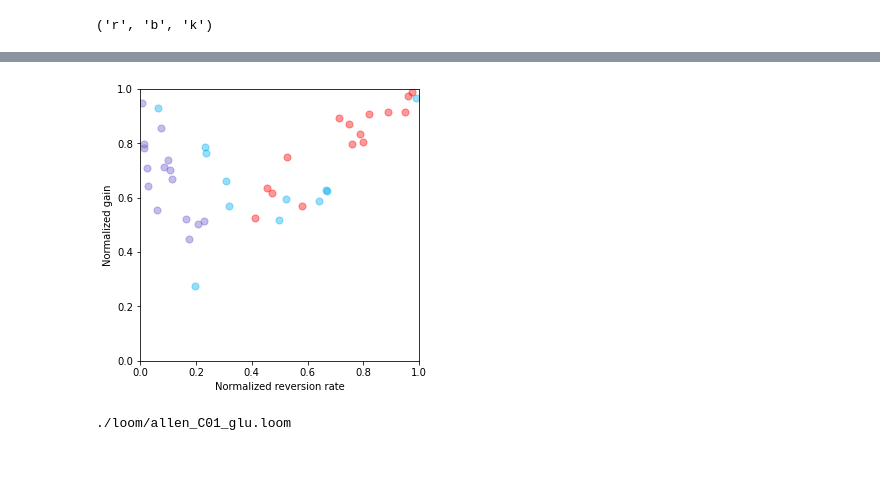
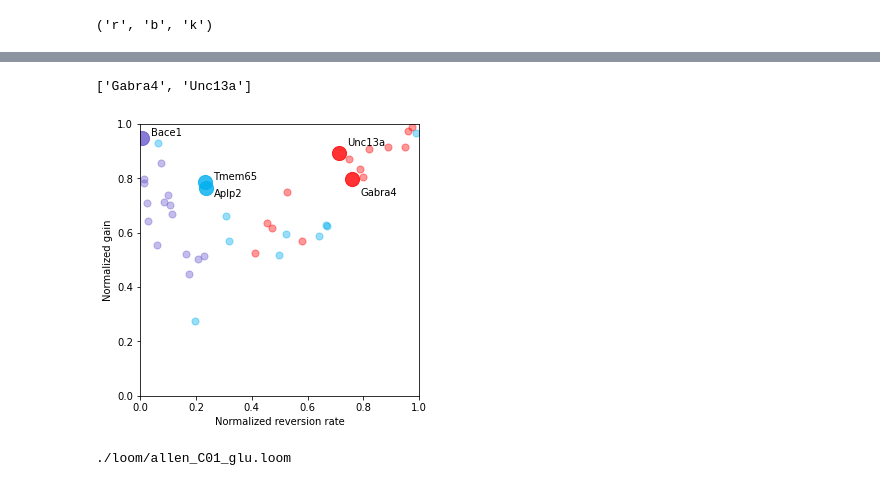
Before and after one commit to pachterlab/GVFP_2021, a Jupyter notebook: figure_4_notebook.ipynb, the cells around one changed output, grey strips where cells are left out. Saved outputs shown, nothing was run; the diff lists cells and outputs as text; code cells hidden in the pictures.

```diff
--- a/figure_4_notebook.ipynb
+++ b/figure_4_notebook.ipynb
@@ -929,7 +929,7 @@ colors
 ('r', 'b', 'k')
 # %%
 # genes_to_plot = ['Unc13a','Aplp2','Srpk1']
-genes_to_plot = ['Gabra4','Unc13a','Aplp2','Tmem65','Tmem63b','Bace1']
+genes_to_plot = ['Gabra4','Unc13a','Aplp2','Tmem65','Bace1']
 #
 ####
 n_genes_to_plot= len(genes_to_plot)
@@ -937,7 +937,7 @@ n_genes_to_plot= len(genes_to_plot)
 # gou_color='r'
 # cir_color='royalblue'
 
-fig1,ax1=plt.subplots(2,n_genes_to_plot,figsize=(4*n_genes_to_plot,6))
+fig1,ax1=plt.subplots(2,n_genes_to_plot,figsize=(3*n_genes_to_plot,6))
 
 gene_locations = np.asarray([np.where(loom_gene_names==x)[0][0] for x in genes_to_plot])
 
@@ -1050,35 +1048,41 @@ plt.savefig('fig/good_fits_subset.pdf')
+# %%
+genes_to_plot_split = [['Gabra4', 'Unc13a'],['Aplp2', 'Tmem65'],['Bace1']]
+# %%
+genes_to_plot_split[model_set]
+# %% [output]
+['Gabra4', 'Unc13a']
 # %%
 fig1,ax1=plt.subplots(1,1,figsize=(5,5))
 markeralpha=0.4
 
 test_data_ind = 3
+offsets = [[-0.05, 0.04],[-0.02,0.02],[0.02]]
+for model_set in range(3):
+    location_in_model_set = [np.where(x== gene_names_to_run[model_set])[0][0] for x in genes_to_plot_split[model_set] ]
 
-pars_subset = gou_pars[test_data_ind][0][~np.isnan(lik_ratios_checked[test_data_ind][0])] #beta,gamma,a,kappa,theta
-x = pars_subset[:,3]/(pars_subset[:,3] + pars_subset[:,0] + pars_subset[:,1])
-y = pars_subset[:,4]/(pars_subset[:,4] + pars_subset[:,2])
-ax1.scatter(x,y,50,colors[0],alpha=markeralpha)
-
-pars_subset = gou_pars[test_data_ind][1][~np.isnan(lik_ratios_checked[test_data_ind][1])] #beta,gamma,a,kappa,theta
-x = pars_subset[:,3]/(pars_subset[:,3] + pars_subset[:,0] + pars_subset[:,1])
-y = pars_subset[:,4]/(pars_subset[:,4] + pars_subset[:,2])
-ax1.scatter(x,y,50,colors[1],alpha=markeralpha)
+    pars_subset = gou_pars[test_data_ind][model_set][~np.isnan(lik_ratios_checked[test_data_ind][model_set])] #beta,gamma,a,kappa,theta
+    x = pars_subset[:,3]/(pars_subset[:,3] + pars_subset[:,0] + pars_subset[:,1])
+    y = pars_subset[:,4]/(pars_subset[:,4] + pars_subset[:,2])
 
 
-pars_subset = gou_pars[test_data_ind][2][~np.isnan(lik_ratios_checked[test_data_ind][2])] #beta,gamma,a,kappa,theta
-x = pars_subset[:,3]/(pars_subset[:,3] + pars_subset[:,0] + pars_subset[:,1])
-y = pars_subset[:,4]/(pars_subset[:,4] + pars_subset[:,2])
-ax1.scatter(x,y,50,colors[2],alpha=markeralpha)
+    gf = np.zeros(len(x),dtype=bool)
+    gf[location_in_model_set] = True
+    ax1.scatter(x[~gf],y[~gf],50,colors[model_set],alpha=markeralpha)
+    ax1.scatter(x[gf],y[gf],200,colors[model_set],alpha=0.8)
+    for k,g__ in enumerate(location_in_model_set):
+        ax1.text(x[gf][k]+0.03,y[gf][k]+offsets[model_set][k],genes_to_plot_split[model_set][k],\
+                verticalalignment='center')
 
 ax1.set_xlim([0,1])
 ax1.set_ylim([0,1])
 ax1.set_xlabel('Normalized reversion rate')
 ax1.set_ylabel('Normalized gain')
 
 plt.savefig('fig/empirical_parameter_regimes.png',dpi=450)
 plt.savefig('fig/empirical_parameter_regimes.svg')
 plt.savefig('fig/empirical_parameter_regimes.pdf')
 # %% [output]
-[figure, old version]
+[figure, new version]
 # %%
 
 test_data_ind = 0
```
Also changed, not shown: parts of 2 cells of this notebook, 6 other files.
